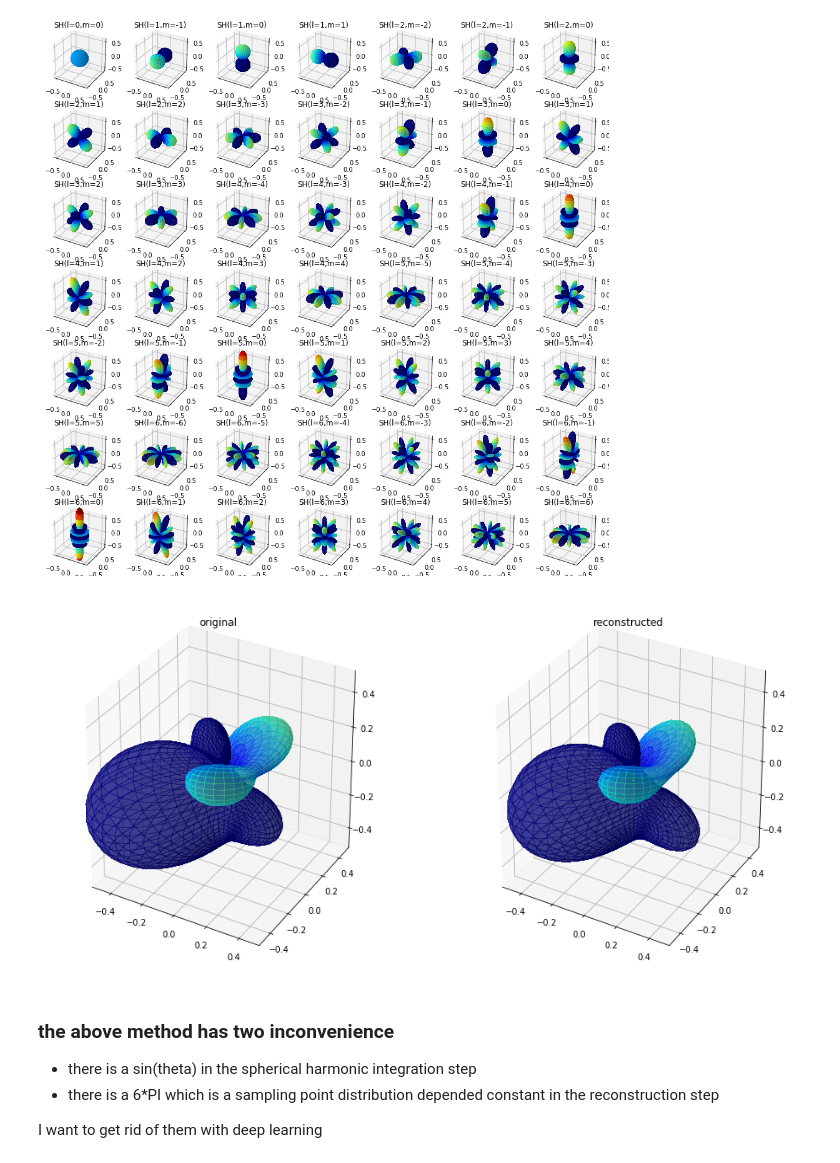
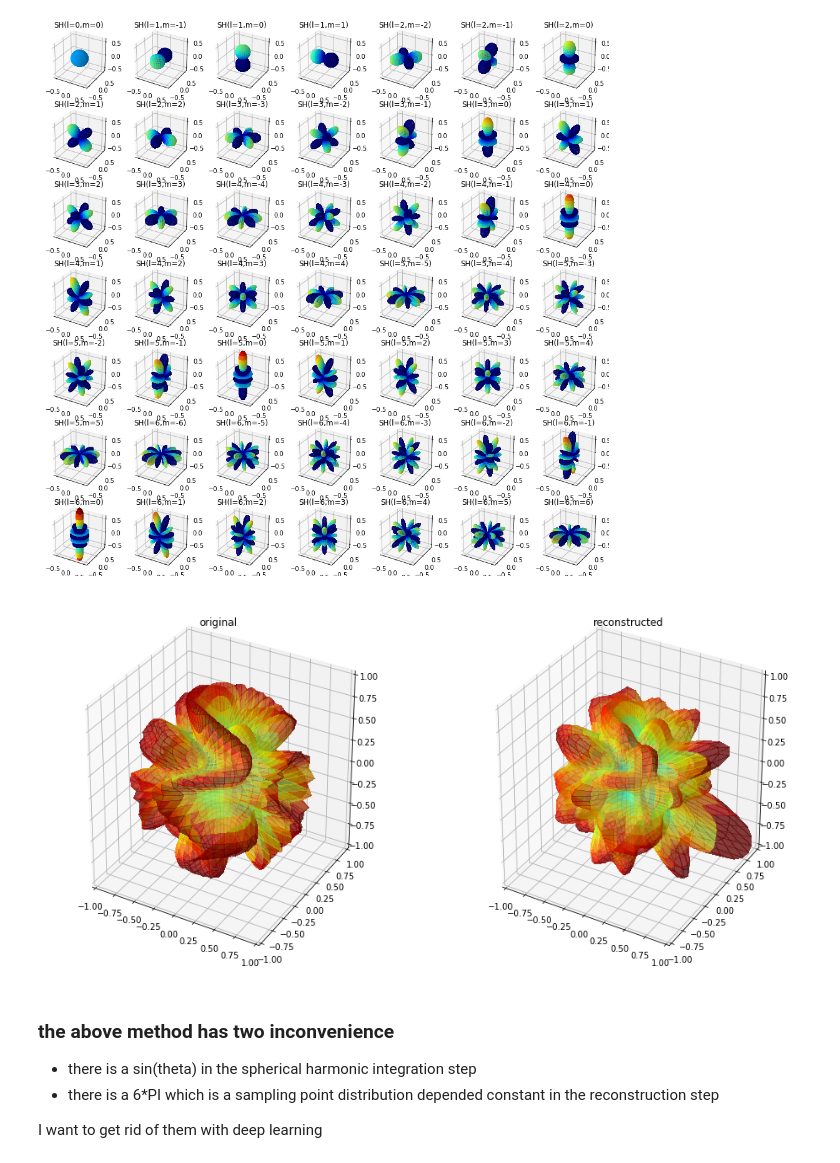
Before and after one commit to mammalwong/ml-study, a Jupyter notebook: study-spherical-harmonic.ipynb, the cells around one changed output. Saved outputs shown, nothing was run; the diff lists cells and outputs as text; code cells hidden in the pictures.

```diff
--- a/study-spherical-harmonic.ipynb
+++ b/study-spherical-harmonic.ipynb
@@ -79,51 +79,52 @@ plt.show()
 [figure]
 # %%
 def original(x, y, z):
-    r = np.sin(x)-np.cos(2*y)+np.sin(3*z)
-    r /= 3
+    r = np.exp(1j*(np.sin(x*3+np.cos(y*5)+np.sin(z*7))))
     return np.real(r)
 # %%
 fig = plt.figure(figsize=(16,8))
 theta_, phi_ = np.linspace(0, 1, 50), np.linspace(0, 1, 50)
 theta_, phi_ = np.pi*theta_, 2*np.pi*phi_
 THETA, PHI = np.meshgrid(theta_, phi_)
-plot_lim = 0.5
+plot_lim = 1.
 X = np.sin(THETA) * np.cos(PHI)
 Y = np.sin(THETA) * np.sin(PHI)
 Z = np.cos(THETA)
+lambda_shs = []
 C = []
 O = original(X,Y,Z)
-for i in range(len(SHs)):
-    lambda_sh = lambdify((theta,phi), SHs[i].evalf())
-    c = 6*np.pi*np.mean(original(X,Y,Z) * lambda_sh(THETA, PHI) * np.sin(THETA))
-    C.append(c)
+for l in range(15):
+    for m in range(-l, l+1):
+        lambda_sh = lambdify((theta,phi), SH(l,m,theta,phi).simplify().evalf())
+        c = 6*np.pi*np.mean(original(X,Y,Z) * lambda_sh(THETA, PHI) * np.sin(THETA))
+        C.append(c)
+        lambda_shs.append(lambda_sh)
 ax = fig.add_subplot(1,2,1, projection='3d')
 ax.set_title("original")
 ax.set_xlim((-plot_lim,plot_lim))
 ax.set_ylim((-plot_lim,plot_lim))
 ax.set_zlim((-plot_lim,plot_lim))
 ax.plot_surface(
     abs(O)*X, abs(O)*Y, abs(O)*Z,
     rstride=1, cstride=1,
     facecolors=plt.cm.jet(O),
     linewidth=0, antialiased=False, alpha=0.5)
 R = np.zeros_like(THETA)
-for i in range(len(SHs)):
-    lambda_sh = lambdify((theta,phi), SHs[i].evalf())
-    R += C[i] * lambda_sh(THETA, PHI)
+for i in range(len(lambda_shs)):
+    R += C[i] * lambda_shs[i](THETA, PHI)
 ax = fig.add_subplot(1,2,2, projection='3d')
 ax.set_title("reconstructed")
 ax.set_xlim((-plot_lim,plot_lim))
 ax.set_ylim((-plot_lim,plot_lim))
 ax.set_zlim((-plot_lim,plot_lim))
 ax.plot_surface(
     abs(R)*X, abs(R)*Y, abs(R)*Z,
     rstride=1, cstride=1,
     facecolors=plt.cm.jet(R),
     linewidth=0, antialiased=False, alpha=0.5)
 plt.show()
 # %% [output]
-[figure, old version]
+[figure, new version]
 # %% [markdown]
 ### the above method has two inconvenience
 - there is a sin(theta) in the spherical harmonic integration step
```
Also changed, not shown: parts of 3 cells of this notebook.
